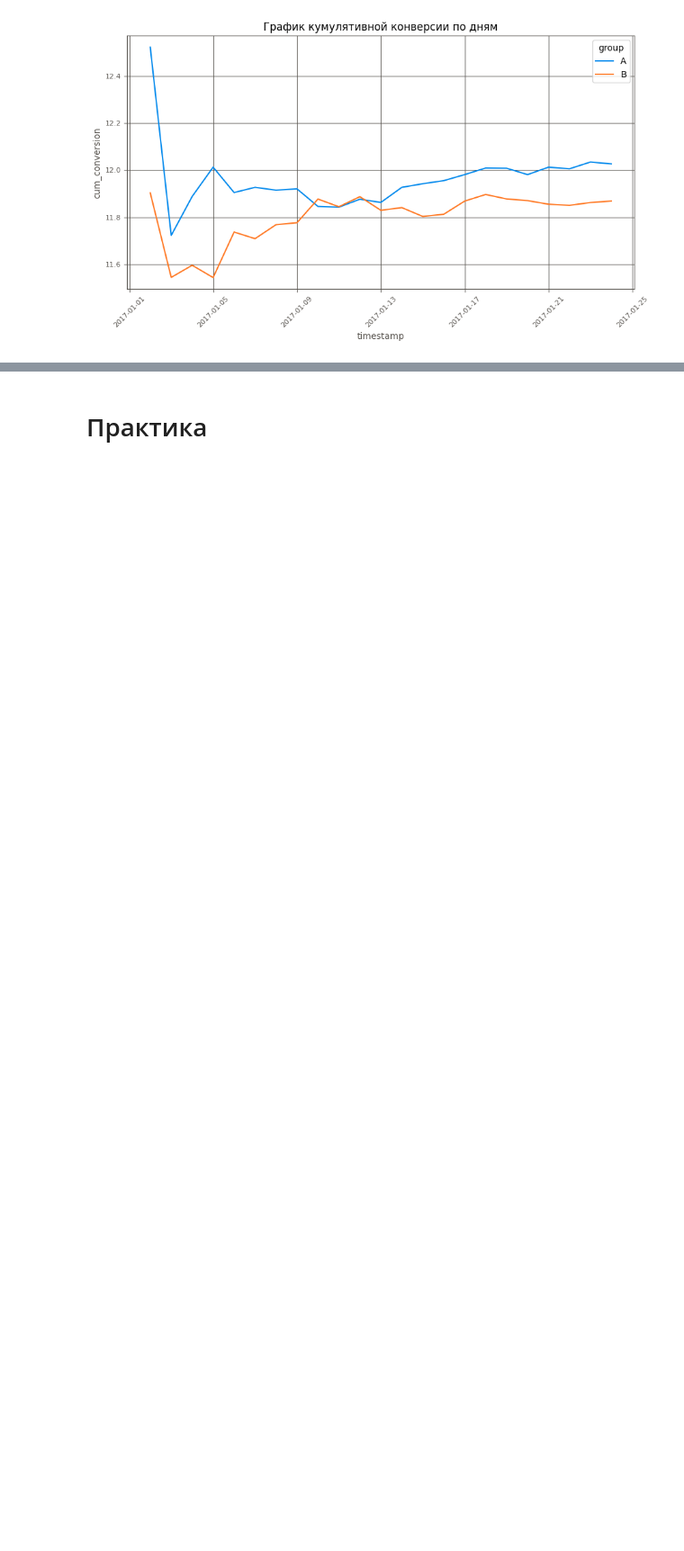
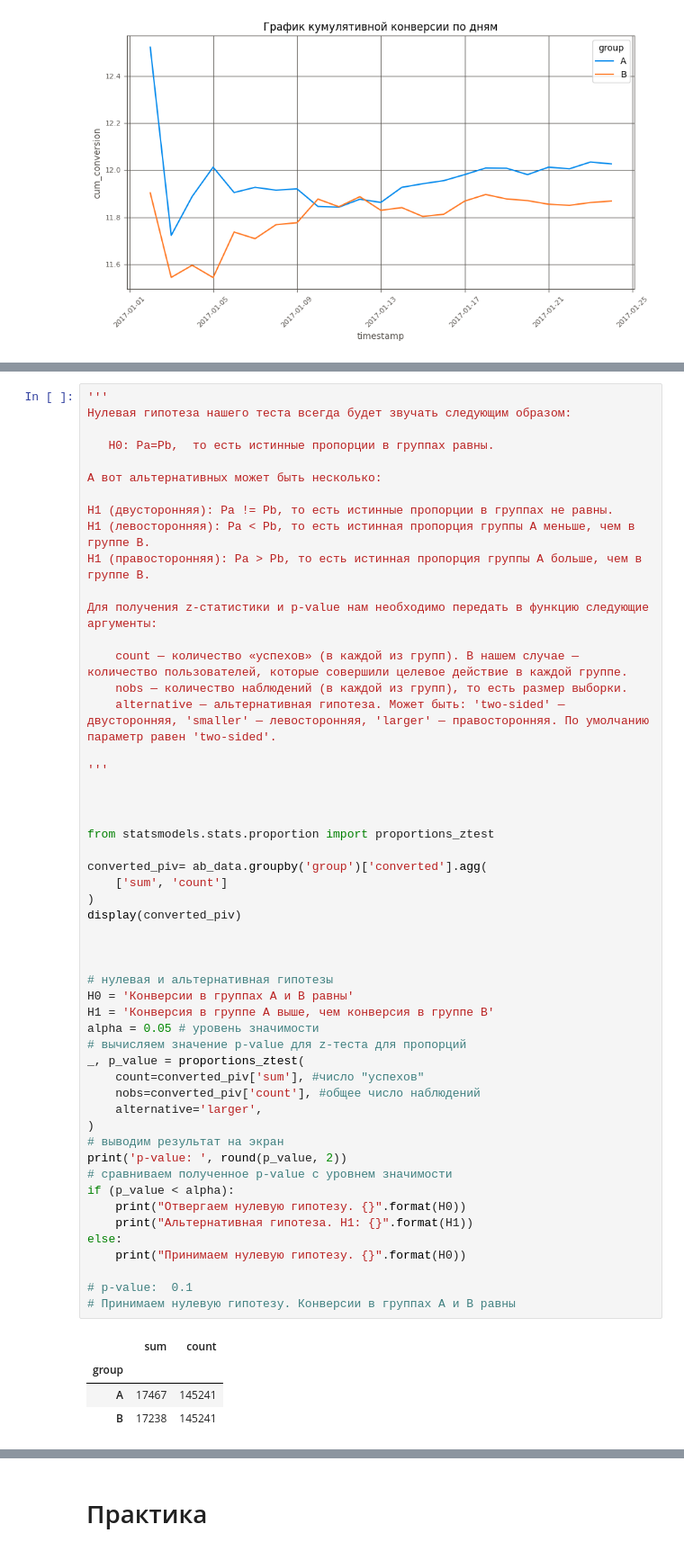
Before and after one commit to IlyaBer/ds_learning, a Jupyter notebook: Education SklFactr/EDA/EDA methods.ipynb, the cells around one changed output, grey strips where cells are left out. Shown at 90% size. Cells and saved outputs as stored; diff of their text form; blank space fills up the shorter version.

```diff
--- a/Education SklFactr/EDA/EDA methods.ipynb
+++ b/Education SklFactr/EDA/EDA methods.ipynb
@@ -327,0 +330,57 @@ ax.grid(True);
+# %%
+'''
+Нулевая гипотеза нашего теста всегда будет звучать следующим образом:
+
+   H0: Pa=Pb,  то есть истинные пропорции в группах равны.
+
+А вот альтернативных может быть несколько:
+
+H1 (двусторонняя): Pa != Pb, то есть истинные пропорции в группах не равны.
+H1 (левосторонняя): Pa < Pb, то есть истинная пропорция группы А меньше, чем в группе B.
+H1 (правосторонняя): Pa > Pb, то есть истинная пропорция группы А больше, чем в группе B.
+
+Для получения z-статистики и p-value нам необходимо передать в функцию следующие аргументы:
+
+    count — количество «успехов» (в каждой из групп). В нашем случае — количество пользователей, которые совершили целевое действие в каждой группе.
+    nobs — количество наблюдений (в каждой из групп), то есть размер выборки.
+    alternative — альтернативная гипотеза. Может быть: 'two-sided' — двусторонняя, 'smaller' — левосторонняя, 'larger' — правосторонняя. По умолчанию параметр равен 'two-sided'.
+
+'''
+
+
+
+from statsmodels.stats.proportion import proportions_ztest
+
+converted_piv= ab_data.groupby('group')['converted'].agg(
+    ['sum', 'count']
+)
+display(converted_piv)
+
+
+
+# нулевая и альтернативная гипотезы
+H0 = 'Конверсии в группах А и B равны'
+H1 = 'Конверсия в группе А выше, чем конверсия в группе B'
+alpha = 0.05 # уровень значимости
+# вычисляем значение p-value для z-теста для пропорций
+_, p_value = proportions_ztest(
+    count=converted_piv['sum'], #число "успехов"
+    nobs=converted_piv['count'], #общее число наблюдений
+    alternative='larger',
+)
+# выводим результат на экран
+print('p-value: ', round(p_value, 2))
+# сравниваем полученное p-value с уровнем значимости
+if (p_value < alpha):
+    print("Отвергаем нулевую гипотезу. {}".format(H0))
+    print("Альтернативная гипотеза. H1: {}".format(H1))
+else:
+    print("Принимаем нулевую гипотезу. {}".format(H0))
+
+# p-value:  0.1
+# Принимаем нулевую гипотезу. Конверсии в группах А и B равны
+# %% [output]
+|  | sum | count |
+| group |  |  |
+| A | 17467 | 145241 |
+| B | 17238 | 145241 |
```
Also changed, not shown: parts of 18 cells of this notebook, 3 other files.
